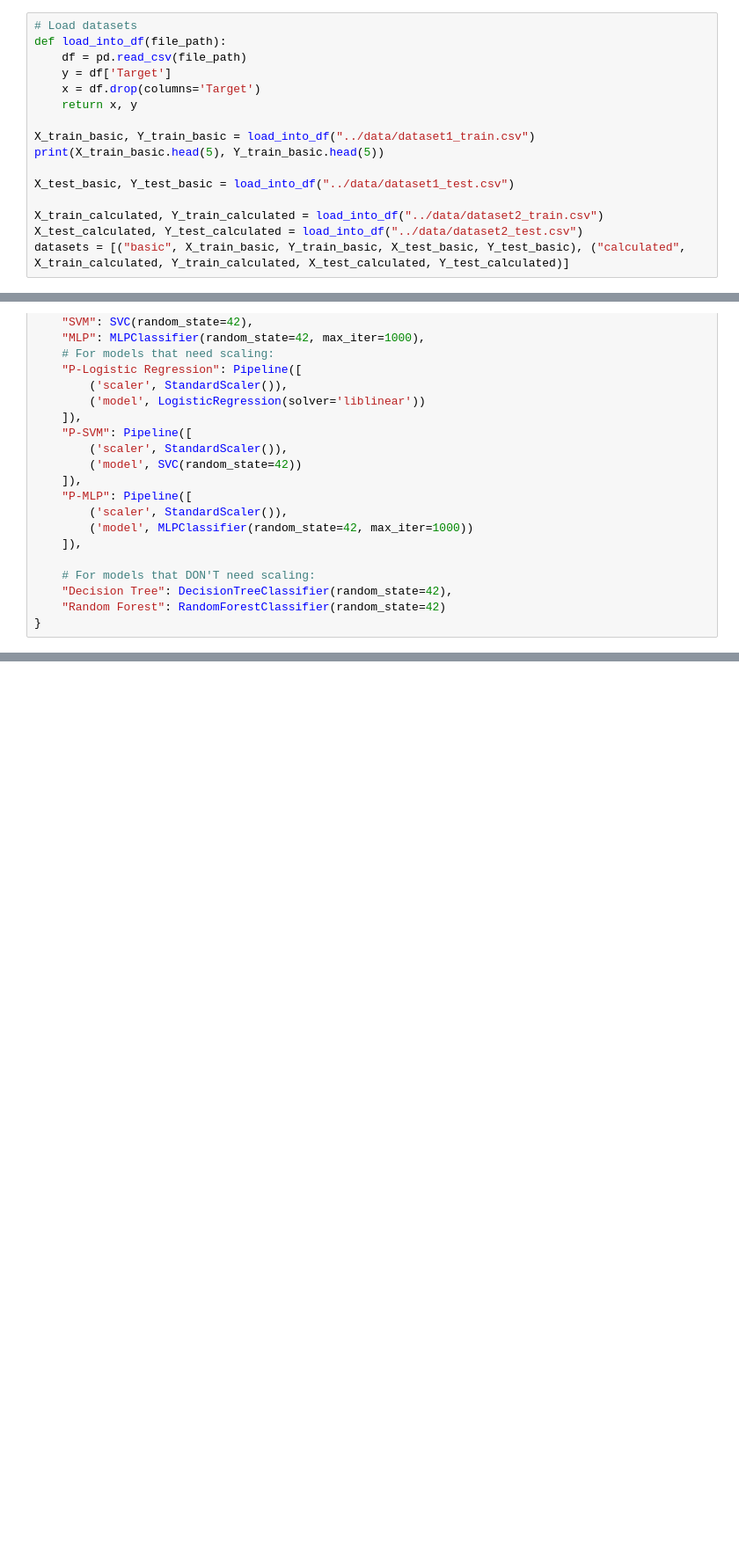
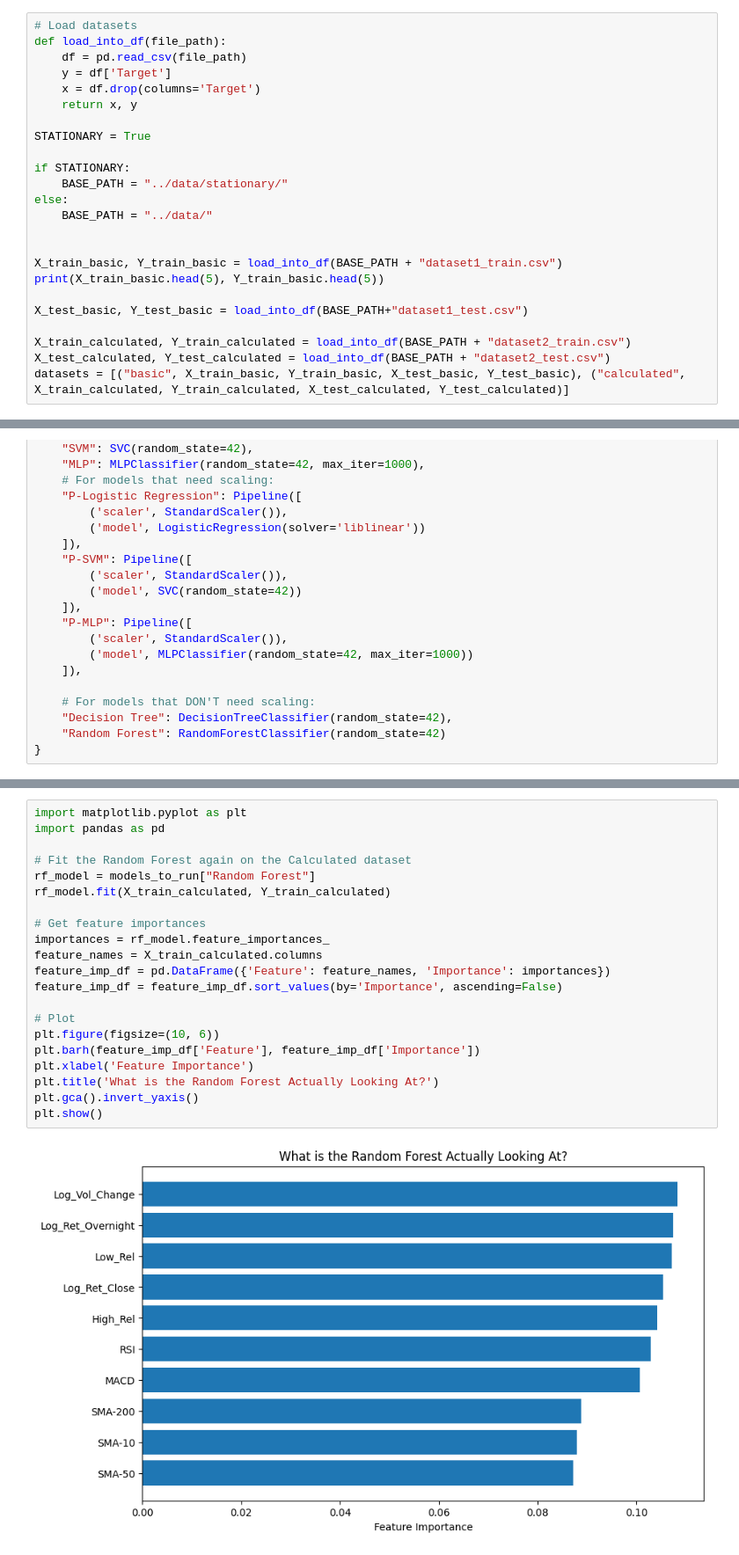
Before and after one commit to Hamry/Data-Mining-Final-Project, a Jupyter notebook: notebook/evaluateModels.ipynb, the cells around one changed output, grey strips where cells are left out. Shown: that part at 88% size. Saved outputs shown, nothing was run; the diff lists cells and outputs as text; blank space fills up the shorter version.

```diff
--- a/notebook/evaluateModels.ipynb
+++ b/notebook/evaluateModels.ipynb
@@ -55,12 +55,20 @@ def load_into_df(file_path):
     x = df.drop(columns='Target')
     return x, y
 
-X_train_basic, Y_train_basic = load_into_df("../data/dataset1_train.csv")
+STATIONARY = True
+
+if STATIONARY:
+    BASE_PATH = "../data/stationary/"
+else:
+    BASE_PATH = "../data/"
+
+
+X_train_basic, Y_train_basic = load_into_df(BASE_PATH + "dataset1_train.csv")
 print(X_train_basic.head(5), Y_train_basic.head(5))
 
-X_test_basic, Y_test_basic = load_into_df("../data/dataset1_test.csv")
+X_test_basic, Y_test_basic = load_into_df(BASE_PATH+"dataset1_test.csv")
 
-X_train_calculated, Y_train_calculated = load_into_df("../data/dataset2_train.csv")
-X_test_calculated, Y_test_calculated = load_into_df("../data/dataset2_test.csv")
+X_train_calculated, Y_train_calculated = load_into_df(BASE_PATH + "dataset2_train.csv")
+X_test_calculated, Y_test_calculated = load_into_df(BASE_PATH + "dataset2_test.csv")
 datasets = [("basic", X_train_basic, Y_train_basic, X_test_basic, Y_test_basic), ("calculated", X_train_calculated, Y_train_calculated, X_test_calculated, Y_test_calculated)]
 # %% [output]
@@ -135,0 +144,23 @@ Training  P-MLP  on  calculated
+# %%
+import matplotlib.pyplot as plt
+import pandas as pd
+
+# Fit the Random Forest again on the Calculated dataset
+rf_model = models_to_run["Random Forest"]
+rf_model.fit(X_train_calculated, Y_train_calculated)
+
+# Get feature importances
+importances = rf_model.feature_importances_
+feature_names = X_train_calculated.columns
+feature_imp_df = pd.DataFrame({'Feature': feature_names, 'Importance': importances})
+feature_imp_df = feature_imp_df.sort_values(by='Importance', ascending=False)
+
+# Plot
+plt.figure(figsize=(10, 6))
+plt.barh(feature_imp_df['Feature'], feature_imp_df['Importance'])
+plt.xlabel('Feature Importance')
+plt.title('What is the Random Forest Actually Looking At?')
+plt.gca().invert_yaxis()
+plt.show()
+# %% [output]
+[figure, added]
```
Also changed, not shown: parts of 3 cells of this notebook, 10 other files.
